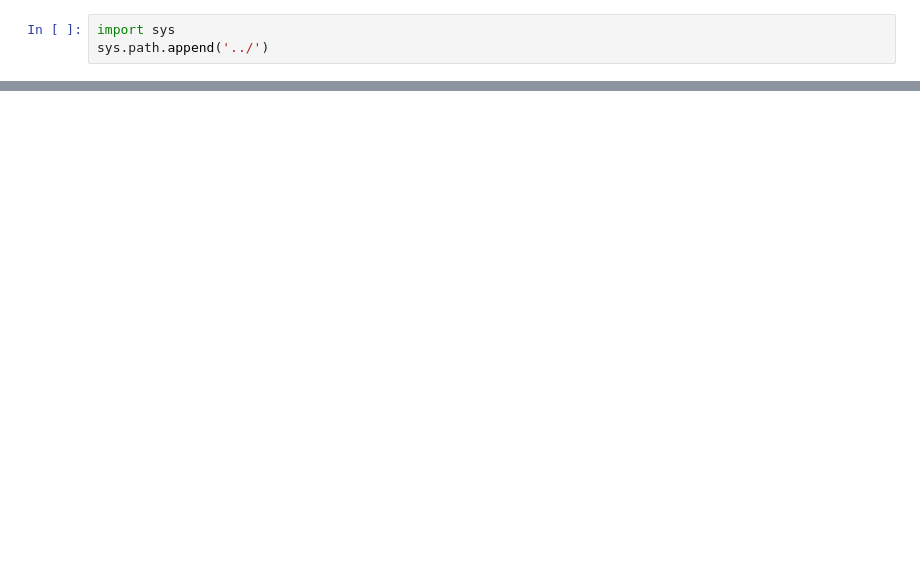
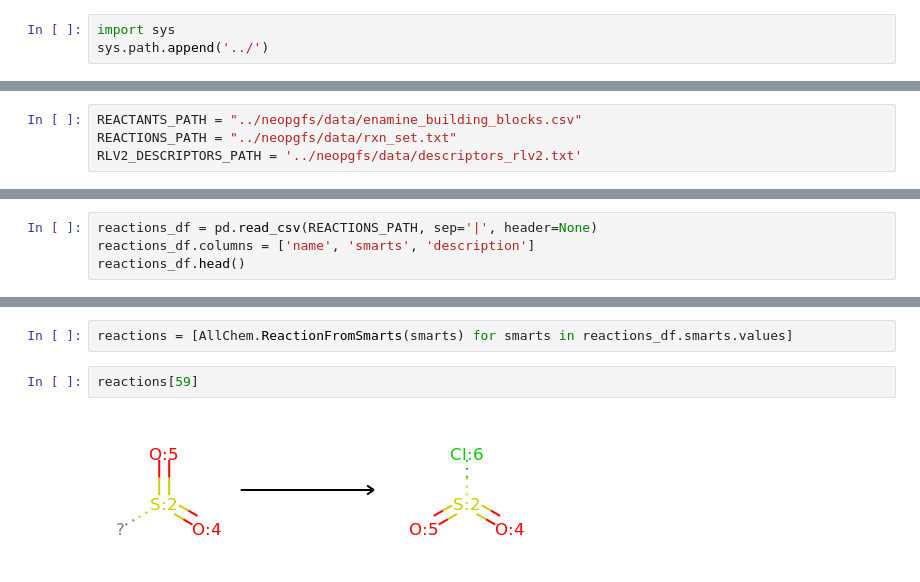
Before and after one commit to FrekMown/neopgfs, a Jupyter notebook: ipynb/1_input data_environment.ipynb, the cells around one changed output, grey strips where cells are left out. Saved outputs shown, nothing was run; the diff lists cells and outputs as text; blank space fills up the shorter version.

```diff
--- a/ipynb/1_input data_environment.ipynb
+++ b/ipynb/1_input data_environment.ipynb
@@ -10,0 +16,4 @@ with open('../neopgfs/Data/enamine_building_blocks.csv') as f:
+# %%
+REACTANTS_PATH = "../neopgfs/data/enamine_building_blocks.csv"
+REACTIONS_PATH = "../neopgfs/data/rxn_set.txt"
+RLV2_DESCRIPTORS_PATH = '../neopgfs/data/descriptors_rlv2.txt'
@@ -10,0 +23,4 @@ with open('../neopgfs/Data/enamine_building_blocks.csv') as f:
+# %%
+reactions_df = pd.read_csv(REACTIONS_PATH, sep='|', header=None)
+reactions_df.columns = ['name', 'smarts', 'description']
+reactions_df.head()
@@ -10,0 +34,6 @@ with open('../neopgfs/Data/enamine_building_blocks.csv') as f:
+# %%
+reactions = [AllChem.ReactionFromSmarts(smarts) for smarts in reactions_df.smarts.values]
+# %%
+reactions[59]
+# %% [output]
+[figure, added]
```
Also changed, not shown: parts of 30 cells of this notebook, 5 other files.
